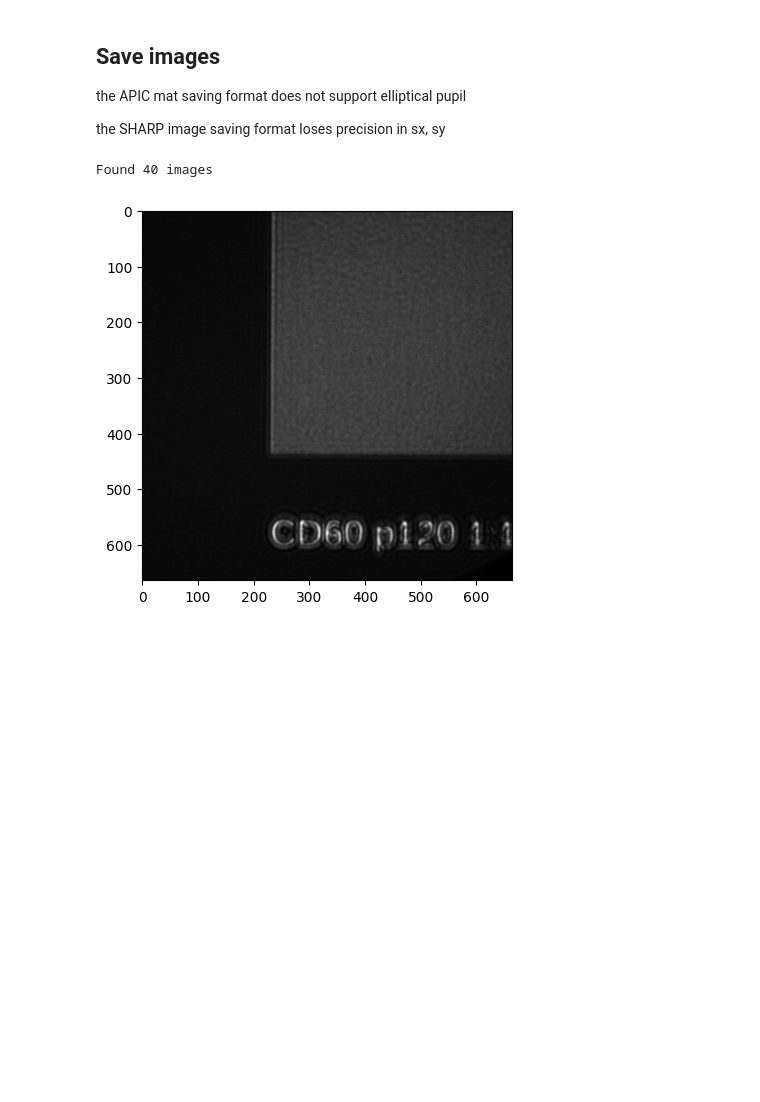
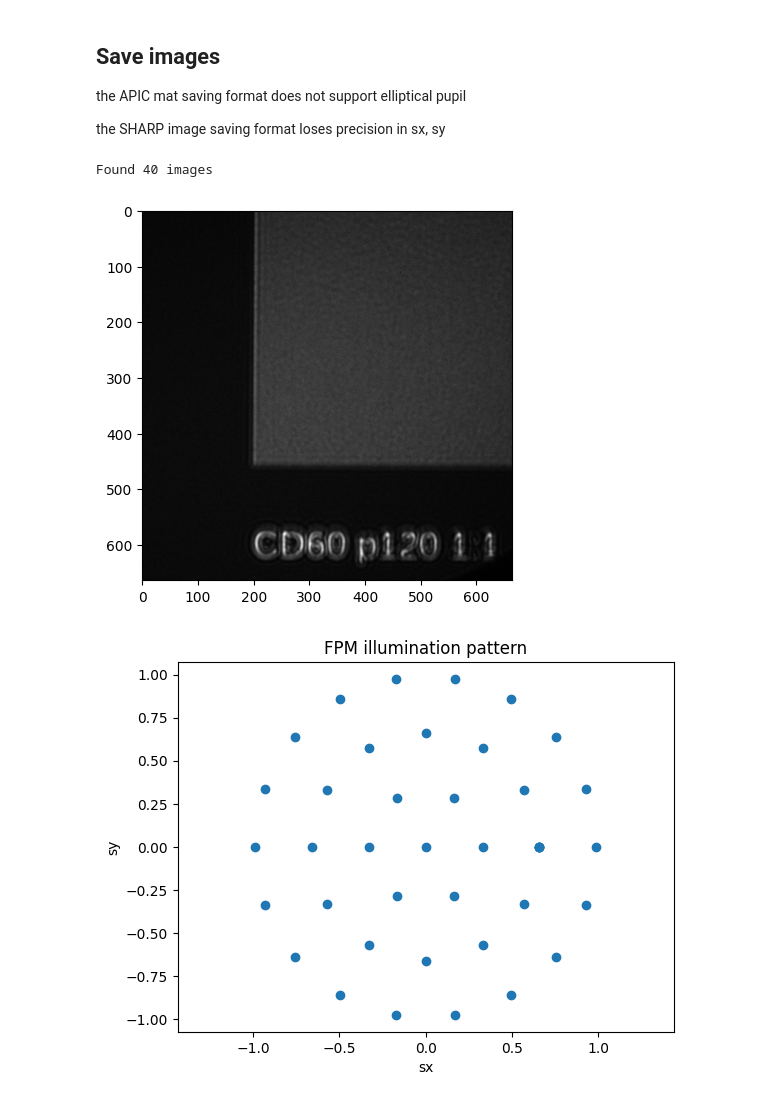
Before and after one commit to ArianaGu/EUV_FPM, a Jupyter notebook: load_fp_data.ipynb, the cells around one changed output. Saved outputs shown, nothing was run; the diff lists cells and outputs as text; code cells hidden in the pictures; blank space fills up the shorter version.

Commit message:
Add save format for compatibility

```diff
--- a/load_fp_data.ipynb
+++ b/load_fp_data.ipynb
@@ -11,12 +11,17 @@ Intel MKL WARNING: Support of Intel(R) Streaming SIMD Extensions 4.2 (Intel(R) S
 # %% [markdown]
 ## Load images
 # %%
-folder_name = './real_data/SHARP_2024-07-02_LBNL/'
+folder_name = './real_data/SHARP_2024-06-28_LBNL/'
 mask_name = 'IMO445296'
-series = 1
+series = 3
 roi_size_px = 332*2
-save_folder = './real_data/lines2/'
-save_key = 'CD60cb'
+save_folder = './real_data/lines/'
+save_key = 'CD60ca'
+save_format = 'mat'     # 'mat' or 'npz' or 'img', mat for APIC, img for SHARP compatibility
+
+# only used for mat format, assuming 0.33 circular pupil (APIC does not support elliptical pupil)
+lambda_m = 13.5e-9
+fc_lens = (np.arcsin(.55/4)/lambda_m)
 
 folder_date_str = folder_name[-16:-6]
 folder_date = datetime.datetime.strptime(folder_date_str, '%Y-%m-%d')
@@ -156,32 +161,68 @@ the APIC mat saving format does not support elliptical pupil
 the SHARP image saving format loses precision in sx, sy
 # %%
 img_roi = []
-fxs = []
-fys = []
+sx_s = []
+sy_s = []
+na_calib = []
 
 for i in range(num_images):
-    fx = metadata[i]['ma_arg0']*np.cos(metadata[i]['ma_arg1']*np.pi/180)
-    fy = metadata[i]['ma_arg0']*np.sin(metadata[i]['ma_arg1']*np.pi/180)
-    if np.abs(fx) < 1e-10 and np.abs(fy) < 1e-10 and i != 0:
+    sx = metadata[i]['ma_arg0']*np.cos(metadata[i]['ma_arg1']*np.pi/180)
+    sy = metadata[i]['ma_arg0']*np.sin(metadata[i]['ma_arg1']*np.pi/180)
+    if np.abs(sx) < 1e-10 and np.abs(sy) < 1e-10 and i != 0:
         continue
     else:
-        fxs.append(fx)
-        fys.append(fy)
+        sx_s.append(sx)
+        sy_s.append(sy)
         img_roi.append(img[i][np.ix_(y_roi.astype(int), x_roi.astype(int))])
+        na_calib.append([sx*fc_lens*lambda_m, sy*fc_lens*lambda_m])
 
+sx = np.array(sx_s)
+sy = np.array(sy_s)
 print(f"Found {len(img_roi)} images")
 
 # plot the first image
 plt.figure()
 plt.imshow(img_roi[0], cmap='gray')
 plt.show()
+# save the on-axis illumination image
+img = img_roi[0]/img_roi[0].max()*255
+img = Image.fromarray(np.uint8(img))
+img.save(f"{save_folder}{save_key}_sx+0.00_sy+0.00.png")
 
-# convert to numpy array
-img_roi = np.array(img_roi)
-fxs = np.array(fxs)
-fys = np.array(fys)
-# save to a single file
-np.savez(f"{save_folder}{save_key}.npz", imgs=img_roi, sx=fxs, sy=fys)
+# plot the illumination map
+plt.scatter(sx, sy)
+plt.xlabel('sx')
+plt.ylabel('sy')
+plt.title('FPM illumination pattern')
+plt.xlim(-1, 1)
+plt.ylim(-1, 1)
+plt.axis('equal')
+plt.show()
+
+if save_format == 'npz':
+    img_roi = np.array(img_roi)
+    np.savez(f"{save_folder}{save_key}.npz", imgs=img_roi, sx=sx, sy=sy)
+elif save_format == 'mat':
+    I_low = np.stack(img_roi, axis=2)
+    na_calib = np.array(na_calib)
+    # effective pixel size
+    dx_m = 15e-9
+    # effective field size
+    Dx_m = roi_size_px * dx_m
+    na_rp_cal = fc_lens*Dx_m
+    na_cal = fc_lens*lambda_m
+    freqXY_calib = na_calib*na_rp_cal/na_cal+roi_size_px/2+1
+    import scipy.io
+    scipy.io.savemat(f'{save_folder}/{save_key}.mat', {'I_low': I_low, 'freqXY_calib': freqXY_calib, 'na_calib': na_calib,
+                                             'na_cal': na_cal, 'na_rp_cal': na_rp_cal})
+elif save_format == 'img':
+    for i in range(len(img_roi)):
+        img = img_roi[i]/img_roi[i].max()*255
+        img = Image.fromarray(np.uint8(img))
+        img.save(f"{save_folder}{save_key}_sx{sx[i]:+.2f}_sy{sy[i]:+.2f}.png")
+else:
+    raise NotImplementedError(f"save_format {save_format} not implemented")
 # %% [output]
 Found 40 images
-[figure, old version]
+[figure, new version]
+[figure, added]
```
